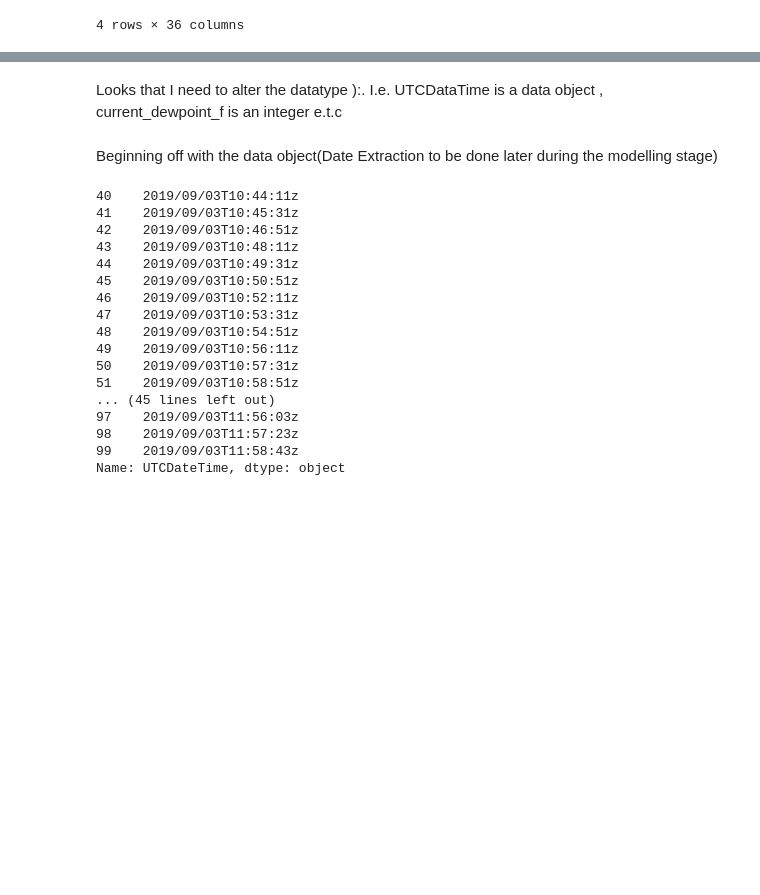
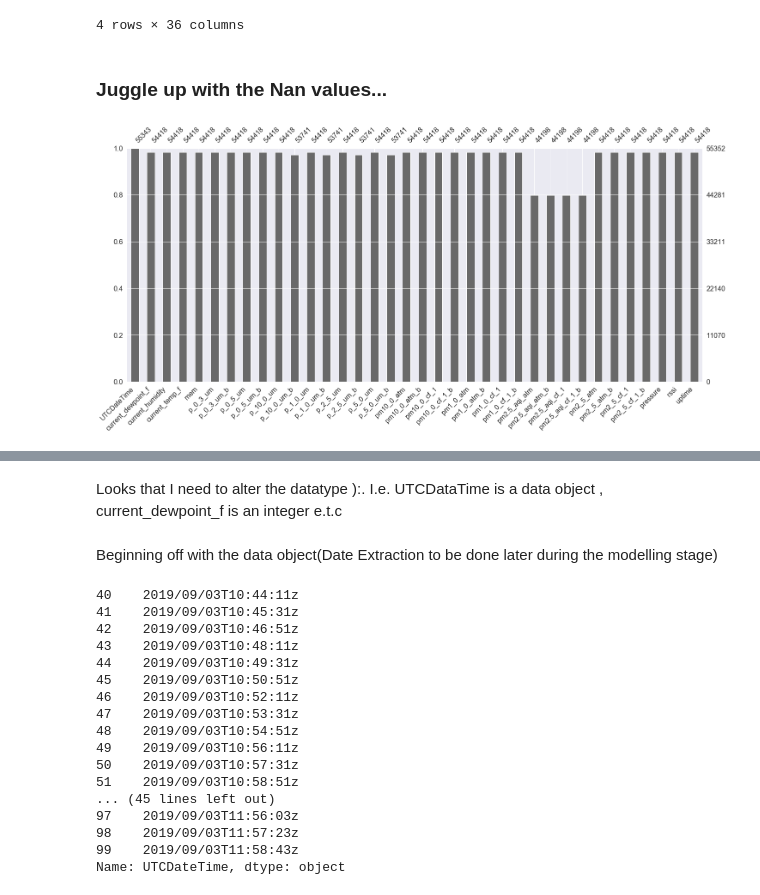
Before and after one commit to Rohianon/PurpleAirCaptsoneProject., a Jupyter notebook: Scripts/purleair.ipynb, the cells around one changed output, grey strips where cells are left out. Drawn from its saved outputs; the diff is of its cells as text; code cells hidden in the pictures; blank space fills up the shorter version.

```diff
--- a/Scripts/purleair.ipynb
+++ b/Scripts/purleair.ipynb
@@ -1,9 +1,9 @@
 # %%
 import pandas as pd
-import numpy as numpy
+import numpy as np
 import matplotlib.pyplot as plt
 import seaborn as sns
-sns.set()
+sns.set(style='darkgrid', context='notebook')
 # %%
 import os
 import glob
@@ -130,3 +171,10 @@ data.describe()
 | top |  | 59 | 70.0 | 70.0 | 36568.0 | 0.0 | 0 | ... |
 | freq | 50 | 7953 | 1896.0 | 3197.0 | 10454.0 | 1297.0 | 70 | ... |
 4 rows × 36 columns
+# %% [markdown]
+### Juggle up with the Nan values...
+# %%
+import missingno as msno
+msno.bar(data);
+# %% [output]
+[figure, added]
```
Also changed, not shown: parts of 36 cells of this notebook, 1 other file.
